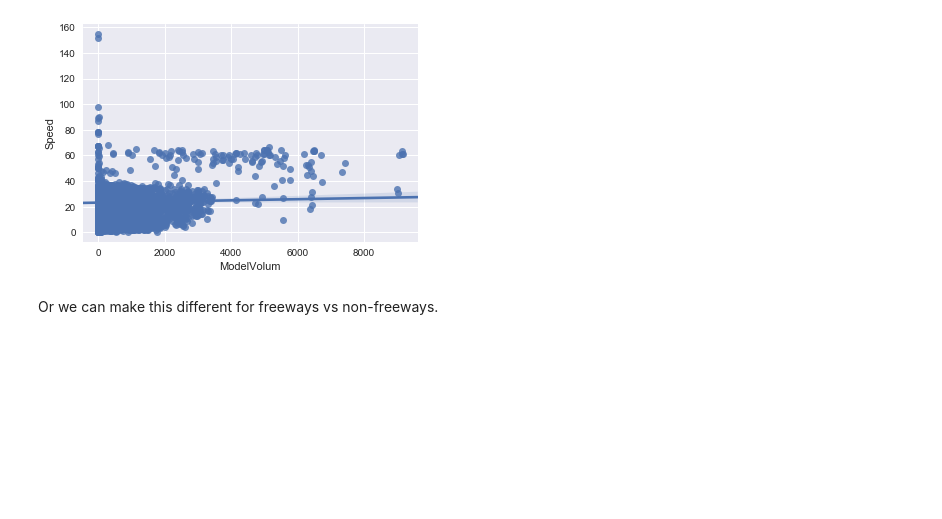
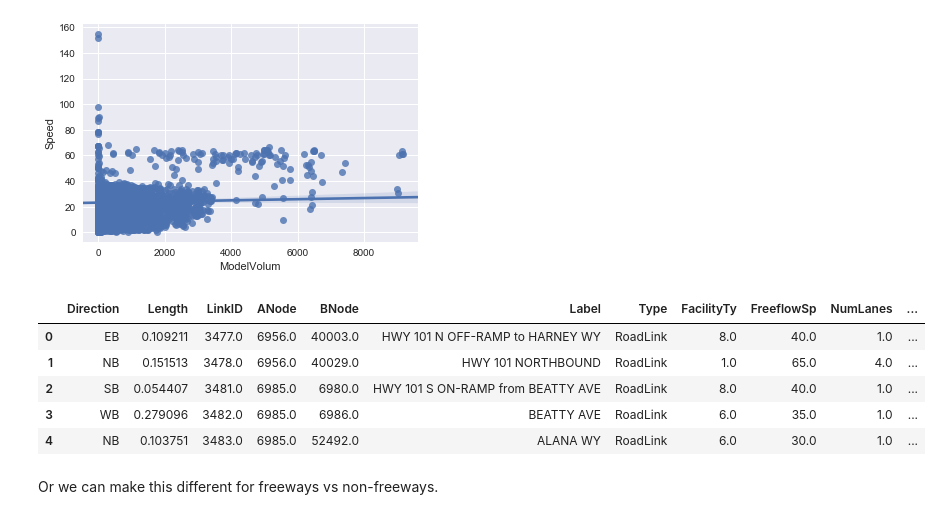
Before and after one commit to jawadmhoque/ce599, a Jupyter notebook: 16-Data Viz 2/data-viz-2.ipynb, the cells around one changed output. Cells and saved outputs as stored; diff of their text form; code cells hidden in the pictures; blank space fills up the shorter version.

```diff
--- a/16-Data Viz 2/data-viz-2.ipynb
+++ b/16-Data Viz 2/data-viz-2.ipynb
@@ -191,6 +201,15 @@ We can easily draw a scatterplot and fit a linear regression model.
 sns.regplot(x="ModelVolum", y="Speed", data=net);
 # %% [output]
 [figure]
+# %%
+net.head()
+# %% [output]
+|  | Direction | Length | LinkID | ANode | BNode | Label | Type | FacilityTy | FreeflowSp | NumLanes | ... |
+| 0 | EB | 0.109211 | 3477.0 | 6956.0 | 40003.0 | HWY 101 N OFF-RAMP to HARNEY WY | RoadLink | 8.0 | 40.0 | 1.0 | ... |
+| 1 | NB | 0.151513 | 3478.0 | 6956.0 | 40029.0 | HWY 101 NORTHBOUND | RoadLink | 1.0 | 65.0 | 4.0 | ... |
+| 2 | SB | 0.054407 | 3481.0 | 6985.0 | 6980.0 | HWY 101 S ON-RAMP from BEATTY AVE | RoadLink | 8.0 | 40.0 | 1.0 | ... |
+| 3 | WB | 0.279096 | 3482.0 | 6985.0 | 6986.0 | BEATTY AVE | RoadLink | 6.0 | 35.0 | 1.0 | ... |
+| 4 | NB | 0.103751 | 3483.0 | 6985.0 | 52492.0 | ALANA WY | RoadLink | 6.0 | 30.0 | 1.0 | ... |
 # %% [markdown]
 Or we can make this different for freeways vs non-freeways.
 # %%
```
Also changed, not shown: parts of 14 cells of this notebook.
